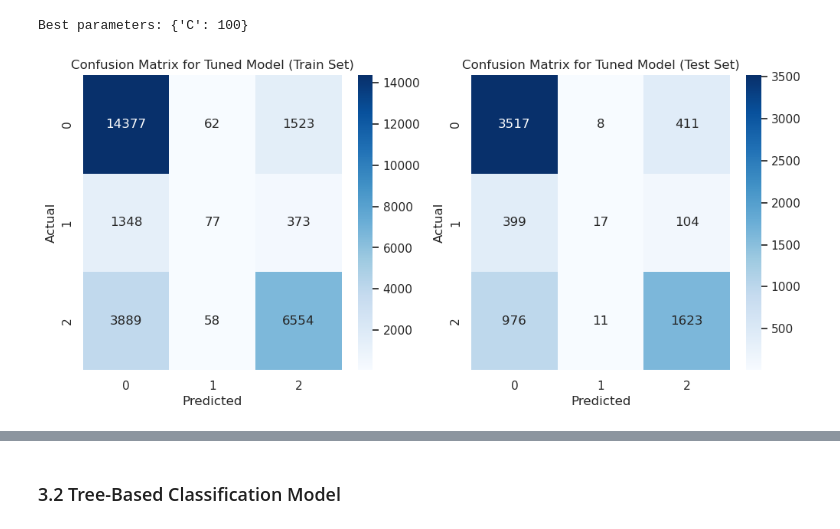
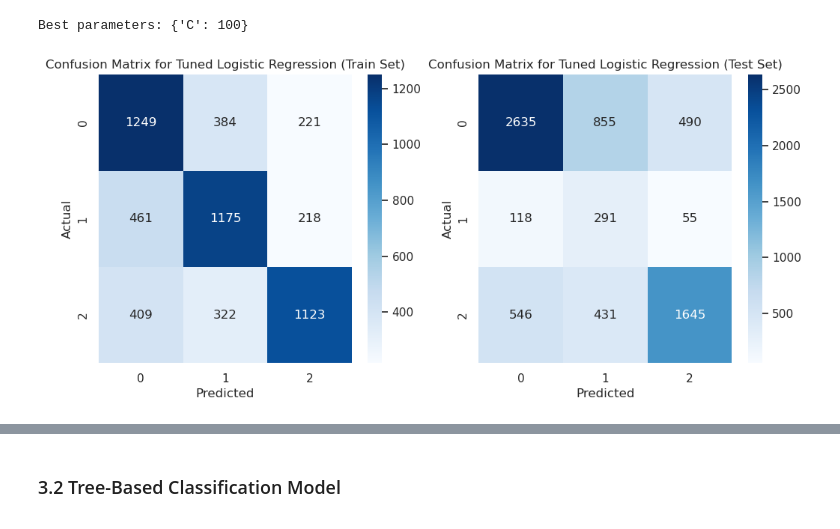
Before and after one commit to mwakad/supervised-ml-classifiers-for-predicting-water-wells-condition, a Jupyter notebook: index.ipynb, the cells around one changed output, grey strips where cells are left out. Drawn from its saved outputs; the diff is of its cells as text; code cells hidden in the pictures.

```diff
--- a/index.ipynb
+++ b/index.ipynb
@@ -276,4 +263,0 @@ train_df[num_cols_1] = scaler.fit_transform(train_df[num_cols_1])
-# %%
-# Encode target variable and Feature Engineer its name
-le = LabelEncoder()
-train_df['status_group_encoded'] = le.fit_transform(train_df['status_group'])
@@ -528,41 +492,38 @@ Shape of y_test_bin: (7066, 3)
 # %% [markdown]
 #### 3.1.2 Tuned Logistic Regression Model
 # %%
-# Hyperparameter tuning
+# Hyperparameter tuning for Logistic Regression (Tuned Model)
+from sklearn.model_selection import GridSearchCV
 param_grid = {'C': [0.01, 0.1, 1, 10, 100]}
-gs = GridSearchCV(LogisticRegression(max_iter=1000, random_state=42), param_grid, cv=5, scoring='f1_macro', n_jobs=-1)
-gs.fit(X_train, y_train)
+gs = GridSearchCV(LogisticRegression(max_iter=1000, random_state=42), param_grid, cv=5, scoring='f1_weighted', n_jobs=-1)
+gs.fit(X_train_final, y_train_bal)
 print(f"Best parameters: {gs.best_params_}")
 # %% [output]
 Best parameters: {'C': 100}
 # %%
-# Predict on train and test sets
-y_pred_gs_train = gs.predict(X_train)
-y_proba_gs_train = gs.predict_proba(X_train)
-y_pred_gs = gs.predict(X_test)
-y_proba_gs = gs.predict_proba(X_test)
+# Predict on train and test sets (using preprocessed data)
+y_pred_gs_train = gs.predict(X_train_final)
+y_proba_gs_train = gs.predict_proba(X_train_final)
+y_pred_gs = gs.predict(X_test_final)
+y_proba_gs = gs.predict_proba(X_test_final)
 # %%
-# Plot confusion matrices for logistic regression model performance on both train and test sets
-cm_test = confusion_matrix(y_test, y_pred_gs)
-cm_train = confusion_matrix(y_train, y_pred_gs_train)
+# Plot confusion matrices for logistic regression model on both train and test sets
+cm_train = confusion_matrix(y_train_bal, y_pred_gs_train)
+cm_test = confusion_matrix(y_test_enc, y_pred_gs)
 
 fig, axes = plt.subplots(1, 2, figsize=(12, 5))
-
-# Plot Confusion Matrix for model performance on test set
+sns.heatmap(cm_train, annot=True, fmt='d', cmap='Blues', ax=axes[0])
+axes[0].set_title('Confusion Matrix for Tuned Logistic Regression (Train Set)')
+axes[0].set_xlabel('Predicted')
+axes[0].set_ylabel('Actual')
 sns.heatmap(cm_test, annot=True, fmt='d', cmap='Blues', ax=axes[1])
-axes[1].set_title('Confusion Matrix for Tuned Model (Test Set)')
+axes[1].set_title('Confusion Matrix for Tuned Logistic Regression (Test Set)')
 axes[1].set_xlabel('Predicted')
 axes[1].set_ylabel('Actual')
 
-# Plot Confusion Matrix for model performance on train set
-sns.heatmap(cm_train, annot=True, fmt='d', cmap='Blues', ax=axes[0])
-axes[0].set_title('Confusion Matrix for Tuned Model (Train Set)')
-axes[0].set_xlabel('Predicted')
-axes[0].set_ylabel('Actual')
-
-plt.savefig("./images/confusion_matrices-tuned-logistic-regression-classifier.png", dpi=500, bbox_inches='tight', facecolor='white')
+plt.savefig("./images/confusion-matrices-tuned-logistic-regression-model.png", dpi=600, bbox_inches='tight', facecolor='white')
 plt.show()
 # %% [output]
-[figure, old version]
+[figure, new version]
 # %%
 # Plot ROC curves for tuned logistic regression model on both train and test sets
```
Also changed, not shown: parts of 60 cells of this notebook.
